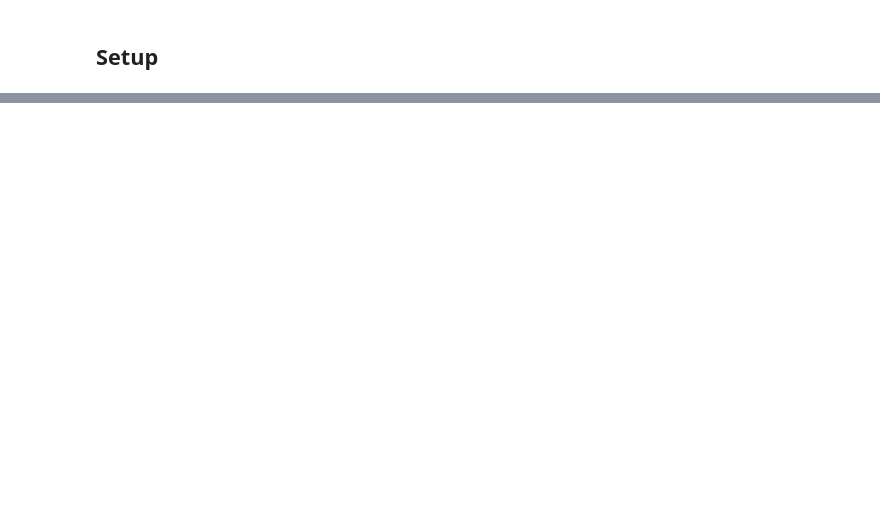
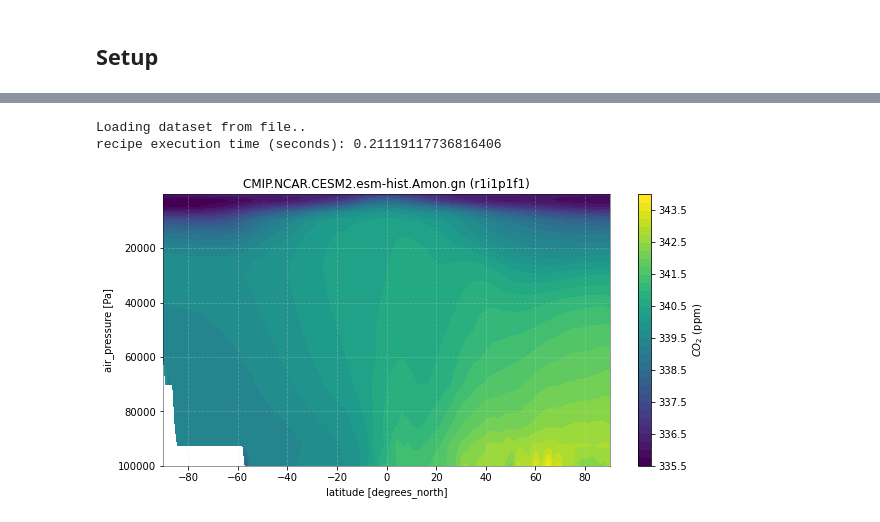
Before and after one commit to E3SM-Project/gdess, a Jupyter notebook: notebooks/demo/cmip_plotting.ipynb, the cells around one changed output, grey strips where cells are left out. Cells and saved outputs as stored; diff of their text form; code cells hidden in the pictures; blank space fills up the shorter version.

```diff
--- a/notebooks/demo/cmip_plotting.ipynb
+++ b/notebooks/demo/cmip_plotting.ipynb
@@ -63,0 +51,10 @@ There are <[1, 2, 3, 1]> members for each of the 4 models.
+# %%
+param_kw={'start_yr': "1970",
+          'end_yr': None,
+          'model_key': 'CMIP.NCAR.CESM2.esm-hist.Amon.gn',
+          'member_key': None,
+          'results_dir': '/Users/kauf418/projects/e3sm_co2_transport_evaluation/2_ExperimentFolder/e3sm_co2_diag/notebooks/demo/'
+          }
+cmip_collection = co2ops.cmip.Collection.run_recipe_for_annual_series(load_from_file='cmip_annual_series_datasets_NCAR_CESM2.esm-hist.Amon.gn.pickle',
+                                                                      param_kw=param_kw, verbose='INFO')
+# cmip_collection.stepC_prepped_datasets.to_pickle('cmip_annual_series_datasets.pickle')
@@ -63,0 +79,14 @@ There are <[1, 2, 3, 1]> members for each of the 4 models.
+# %%
+param_kw={'start_yr': "1970",
+          'end_yr': "1971",
+          'model_key': 'CMIP.NCAR.CESM2.esm-hist.Amon.gn',
+          'member_key': 'r1i1p1f1',
+          'results_dir': '/Users/kauf418/projects/e3sm_co2_transport_evaluation/2_ExperimentFolder/e3sm_co2_diag/notebooks/demo/'
+          }
+cmip_collection = co2ops.cmip.Collection.run_recipe_for_zonal_mean(load_from_file='cmip_zonal_mean_datasets_NCAR.CESM2.esm-hist.Amon.gn_r1i1p1f1_1970-1971.pickle',
+                                                                   param_kw=param_kw, verbose='INFO')
+# cmip_collection.stepC_prepped_datasets.to_pickle('cmip_zonal_mean_datasets_NCAR.CESM2.esm-hist.Amon.gn_r1i1p1f1_1970-1971.pickle')
+# %% [output]
+Loading dataset from file..
+recipe execution time (seconds): 0.21119117736816406
+[figure, added]
```
Also changed, not shown: parts of 4 cells of this notebook.
